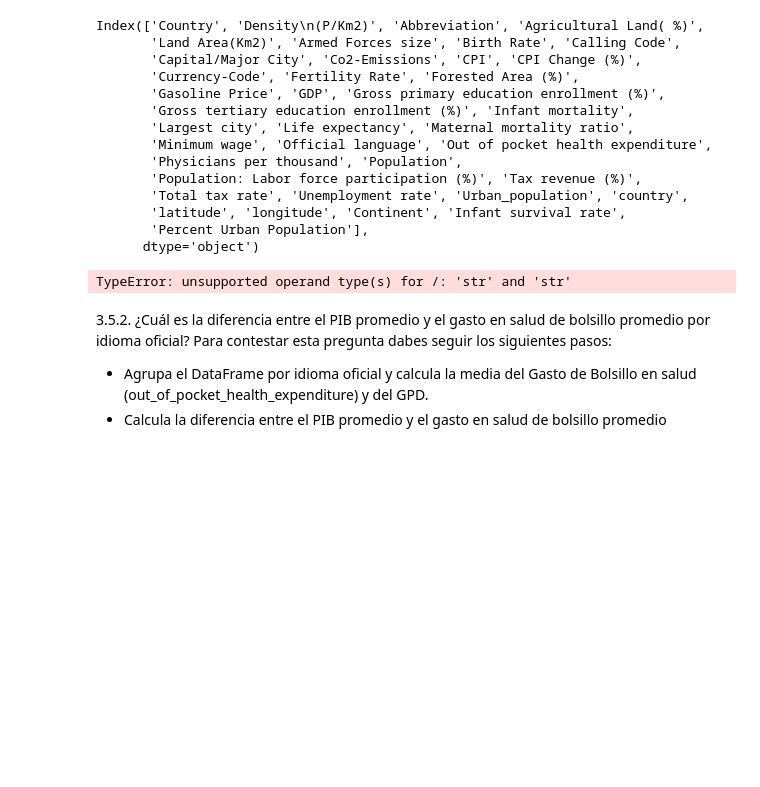
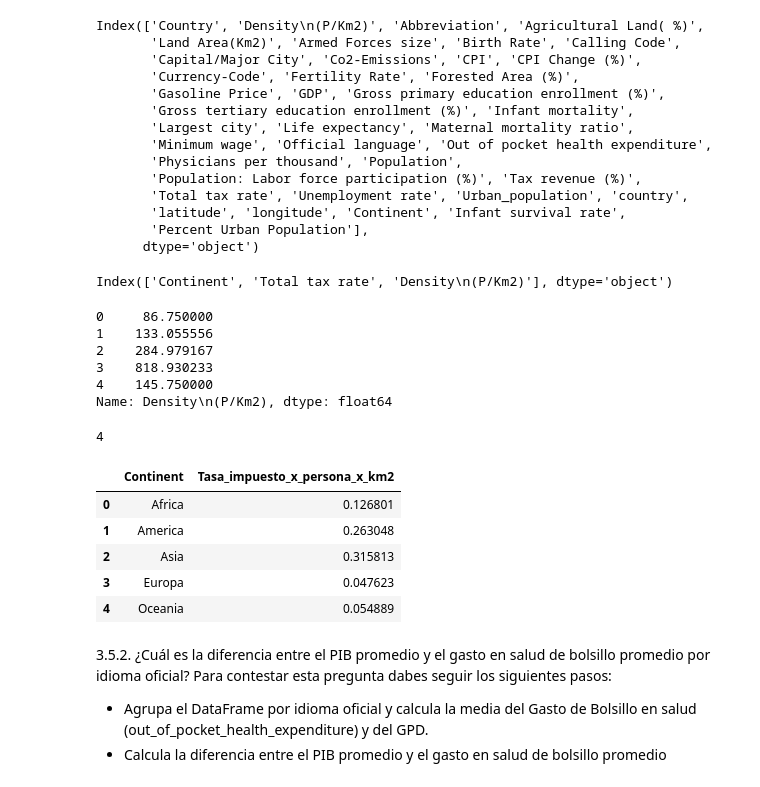
Before and after one commit to Mariadelmardp/Curso-ML, a Jupyter notebook: ejercicios/1_Pandas.ipynb, the cells around one changed output. Drawn from its saved outputs; the diff is of its cells as text; code cells hidden in the pictures; blank space fills up the shorter version.

```diff
--- a/ejercicios/1_Pandas.ipynb
+++ b/ejercicios/1_Pandas.ipynb
@@ -939,16 +939,42 @@ Index(['Country', 'Density\n(P/Km2)', 'Abbreviation', 'Agricultural Land( %)',
       dtype='object')
 # %%
 #1 Tasa_impuesto_x_continente por contienen-> "total_tax_rate"
-world['Tasa_impuesto_x_continente']= world.groupby('Continent')['Total tax rate'].count()
+a= world.groupby('Continent')['Total tax rate'].count().reset_index()
 #2 Densidad_población_x_contienen por contienen -> "density"
-world['Densidad_población_x_contien'] = world.groupby('Continent')['Density\n(P/Km2)'].mean()
-3# Tasa_impuesto_x_persona_x_km2 = Tasa_impuesto_total / densidad_poblacion
-world['Tasa_impuesto_x_persona_x_km2'] = ('Tasa_impuesto_x_continente') / ('Densidad_población_x_contien')
-4# Tasa_impuesto max pais
+b= world.groupby('Continent')['Density\n(P/Km2)'].mean().reset_index()
 
-world.groupby('Continent')['Tasa_impuesto_x_persona_x_km2'].max().reset_index()
+c= a.merge(b, how = 'inner', left_on = 'Continent', right_on = 'Continent')
-# %% [output]
-TypeError: unsupported operand type(s) for /: 'str' and 'str'
+# %%
+c.columns
+# %% [output]
+Index(['Continent', 'Total tax rate', 'Density\n(P/Km2)'], dtype='object')
+# %%
+ #Usamos una función lambda para cambiar el tipo de dato
+c['Total tax rate'].apply(lambda x: float(x))
+c['Density\n(P/Km2)'].apply(lambda x: float(x))
+# %% [output]
+0     86.750000
+1    133.055556
+2    284.979167
+3    818.930233
+4    145.750000
+Name: Density\n(P/Km2), dtype: float64
+# %%
+
+3# Tasa_impuesto_x_persona_x_km2 = Tasa_impuesto_total / densidad_poblacion
+c['Tasa_impuesto_x_persona_x_km2'] = c['Total tax rate'] / c['Density\n(P/Km2)']
+4# Tasa_impuesto max pais
+# %% [output]
+4
+# %%
+c.groupby('Continent')['Tasa_impuesto_x_persona_x_km2'].max().reset_index()
+# %% [output]
+|  | Continent | Tasa_impuesto_x_persona_x_km2 |
+| 0 | Africa | 0.126801 |
+| 1 | America | 0.263048 |
+| 2 | Asia | 0.315813 |
+| 3 | Europa | 0.047623 |
+| 4 | Oceania | 0.054889 |
 # %% [markdown]
 3.5.2. ¿Cuál es la diferencia entre el PIB promedio y el gasto en salud de bolsillo promedio por idioma oficial? Para contestar esta pregunta dabes seguir los siguientes pasos:
 - Agrupa el DataFrame por idioma oficial y calcula la media del Gasto de Bolsillo en salud (out_of_pocket_health_expenditure) y del GPD.
```
Also changed, not shown: parts of 7 cells of this notebook.
